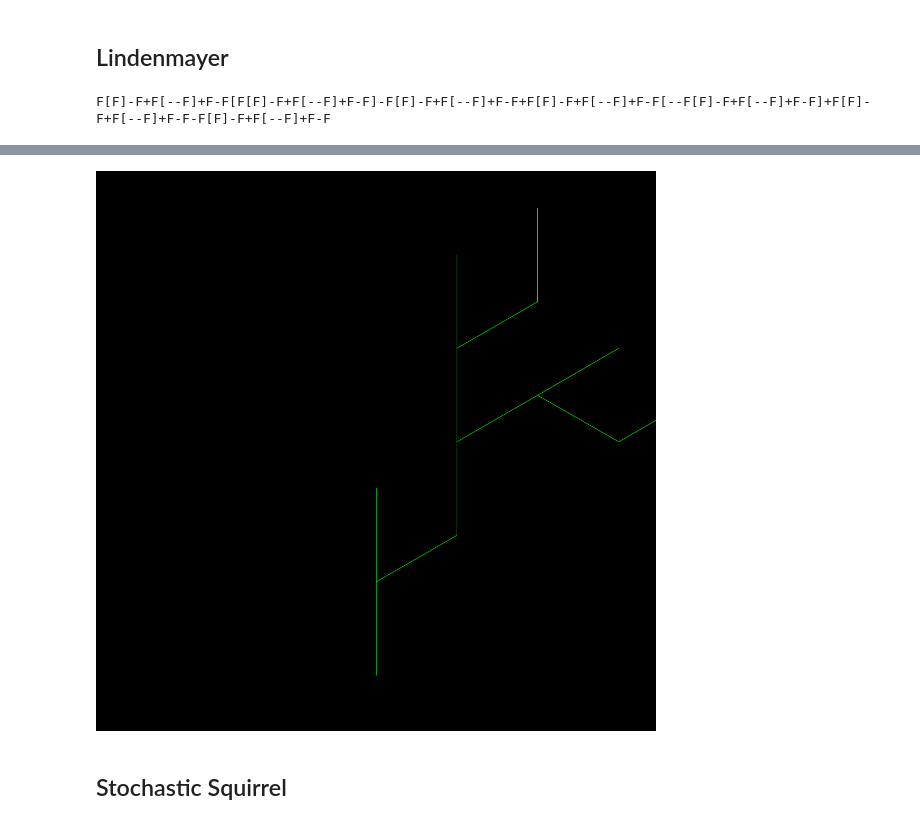
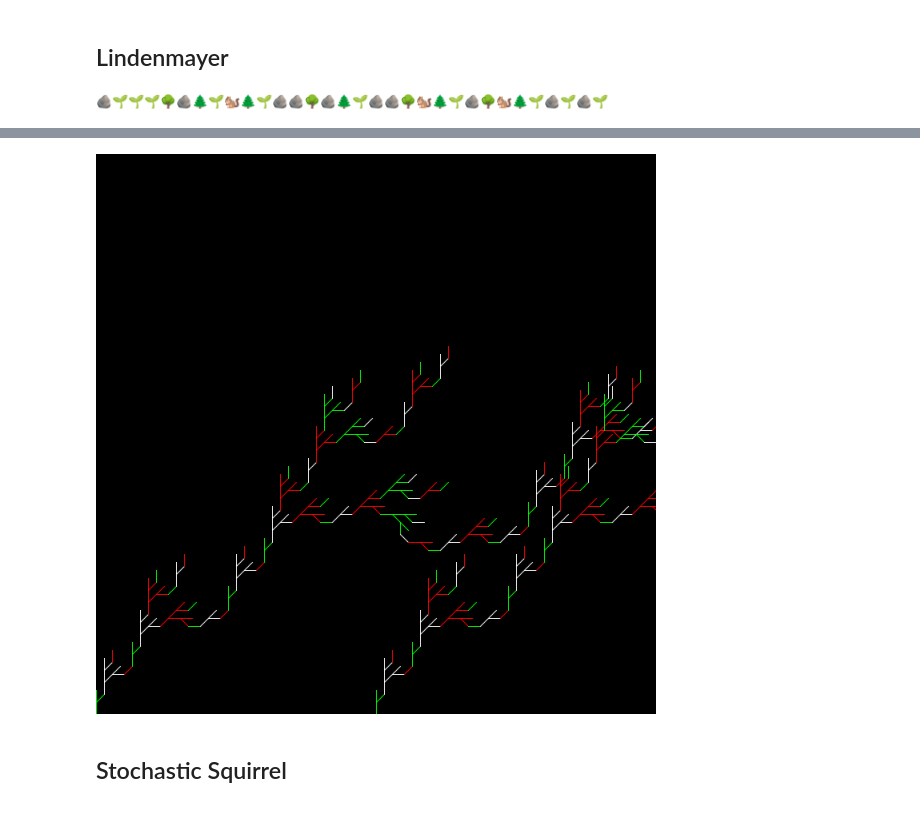
Before and after one commit to maiatoday/ForestWalk, a Jupyter notebook: book/Forest.ipynb, the cells around one changed output, grey strips where cells are left out. Drawn from its saved outputs; the diff is of its cells as text; code cells hidden in the pictures.

Commit message:
Fresh new tortoise

```diff
--- a/book/Forest.ipynb
+++ b/book/Forest.ipynb
@@ -26,15 +26,18 @@ LATEX("z_{n+1} = z_n^2 + c")
 import net.maiatoday.forestwalk.lsystem.plant
 
 val p = plant {
-    seed = "F"
+    seed = "🪨"
     rules = mapOf(
-        "F" to "F[F]-F+F[--F]+F-F"
+        "🪨" to "🪨🌱",
+        "🌱🌱🌱🌱" to "🌲🌱🪨🪨",
+        "🌱🌲🌱" to "🌳",
+        "🪨🪨🪨" to "🐿️"
     )
 }
-p.grow(2)
+p.grow(13)
 p.bluePrint
 # %% [output]
-F[F]-F+F[--F]+F-F[F[F]-F+F[--F]+F-F]-F[F]-F+F[--F]+F-F+F[F]-F+F[--F]+F-F[--F[F]-F+F[--F]+F-F]+F[F]-F+F[--F]+F-F-F[F]-F+F[--F]+F-F
+🪨🌱🌱🌱🌳🪨🌲🌱🐿️🌲🌱🪨🪨🌳🪨🌲🌱🪨🪨🌳🐿️🌲🌱🪨🌳🐿️🌲🌱🪨🌱🪨🌱
 # %% [markdown]
 ---
 
@@ -42,21 +45,41 @@ F[F]-F+F[--F]+F-F[F[F]-F+F[--F]+F-F]-F[F]-F+F[--F]+F-F+F[F]-F+F[--F]+F-F[--F[F]-
 ![TurtleTortoiseTerrapin](https://africageographic.com/wp-content/uploads/2019/02/Decoding-Science-Turtle-tortoise-terrapin.jpg)
 Turtles [vs](https://www.diffen.com/difference/Tortoise_vs_Turtle) Tortoises [vs](https://africageographic.com/stories/whats-the-difference-between-turtles-tortoises-and-terrapins/) Terrapins
 # %%
-import net.maiatoday.forestwalk.lsystem.tortoiseDraw
-import java.awt.image.BufferedImage
+import net.maiatoday.forestwalk.lsystem.goTortoise
 import net.maiatoday.forestwalk.lsystem.plant
+import net.maiatoday.forestwalk.tools.canvas
+import java.awt.Color
 
 val p = plant {
     seed = "F"
     rules = mapOf(
-        "F" to "F[F]-F+F"
+        "F" to "F[F]-F`+F"
     )
-    grow(3)
+    grow(4)
 }
 
-tortoiseDraw(p.bluePrint, p.iterations)
+val penColors = listOf(Color.GREEN, Color.WHITE, Color.RED)
+
+canvas(700, 700) { width, height ->
+    goTortoise(
+        startX = 0,
+        startY = height,
+        angleChange = Math.PI/4,
+        length = 15,
+        plant = p,
+        penColors = penColors
+    )
+    goTortoise(
+        startX = width/2,
+        startY = height,
+        angleChange = Math.PI/4,
+        length = 15,
+        plant = p,
+        penColors = penColors
+    )
+}
 # %% [output]
-[figure, old version]
+[figure, new version]
 # %% [markdown]
 
 ## Stochastic Squirrel
```
Also changed, not shown: parts of 1 cell of this notebook, 2 other files.
